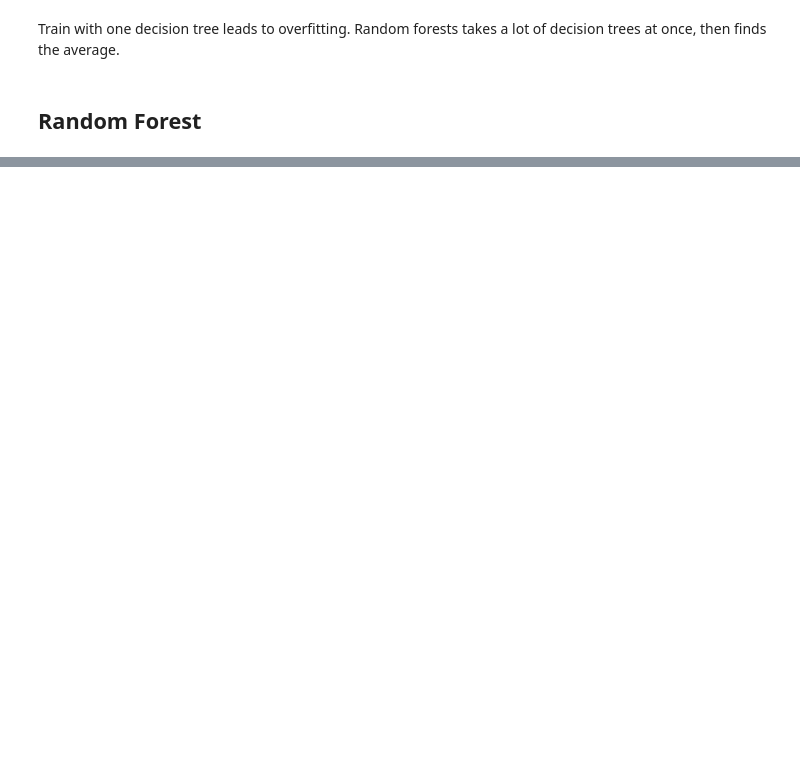
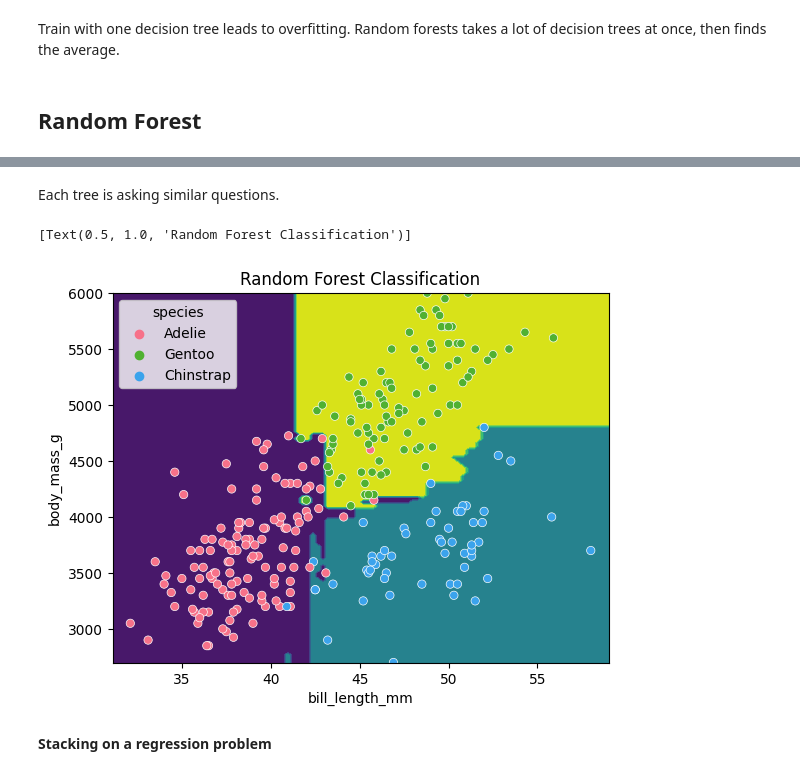
Before and after one commit to MaxDangVu136/ml_carpentry_workshop_2023, a Jupyter notebook: ml_carpentry_workshop_day2_ensemble.ipynb, the cells around one changed output, grey strips where cells are left out. Drawn from its saved outputs; the diff is of its cells as text; code cells hidden in the pictures; blank space fills up the shorter version.

```diff
--- a/ml_carpentry_workshop_day2_ensemble.ipynb
+++ b/ml_carpentry_workshop_day2_ensemble.ipynb
@@ -135,0 +155,17 @@ Reducing n_estimators does improve training time. Do we need 100 models? It does
+# %% [markdown]
+Each tree is asking similar questions.
+# %%
+# Plot classification space for body mass and bill length using random forest (which we compare vs. decision tree)
+forest_2d = RandomForestClassifier(n_estimators=100, max_depth=7,
+                                   min_samples_leaf=1, random_state=5)
+forest_2d.fit(X_train[[f1, f2]], y_train)
+
+d = DecisionBoundaryDisplay.from_estimator(forest_2d, X_train[[f1, f2]])
+
+sns.scatterplot(X_train, x=f1, y=f2, hue=y_train, palette='husl').set(
+    title="Random Forest Classification")
+# %% [output]
+[Text(0.5, 1.0, 'Random Forest Classification')]
+[figure, added]
+# %% [markdown]
+**Stacking on a regression problem**
```
Also changed, not shown: parts of 13 cells of this notebook.
